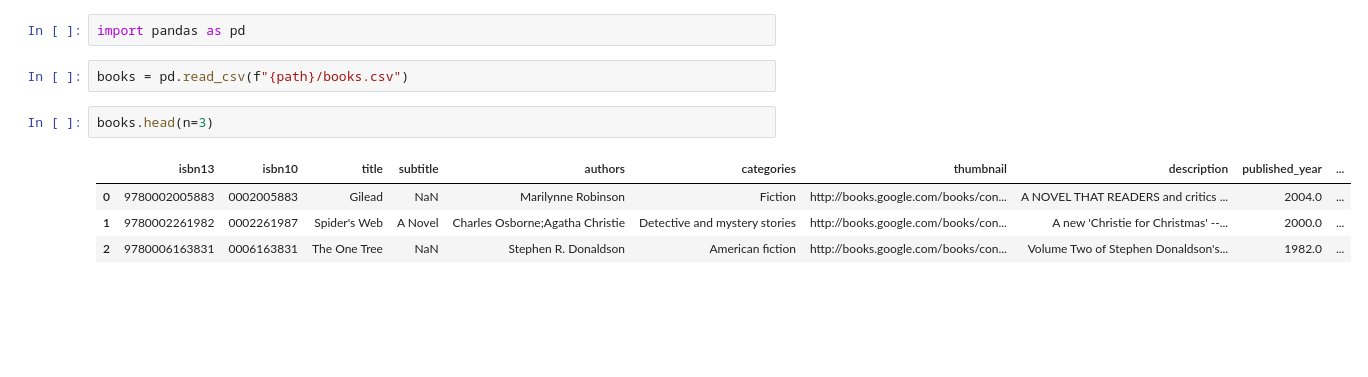
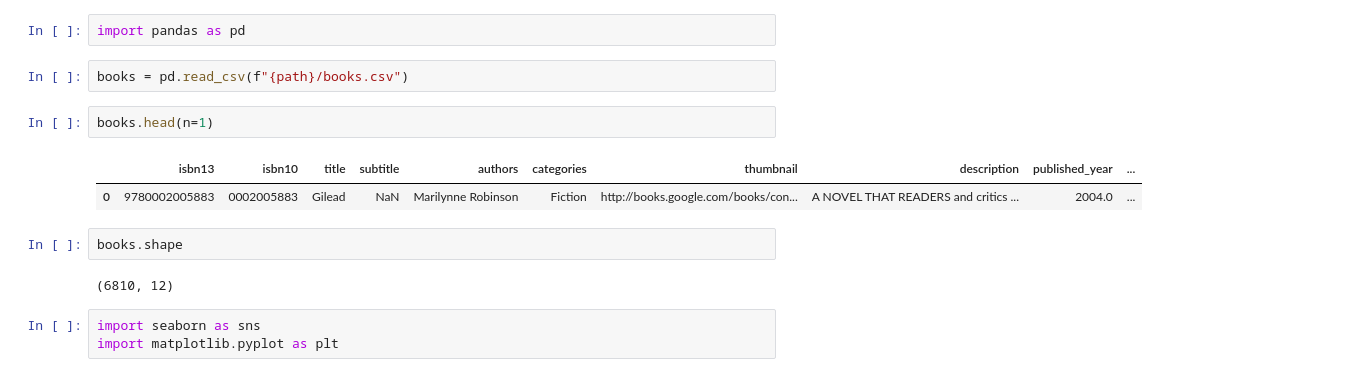
Before and after one commit to Madhusanka-slc/book-recommender, a Jupyter notebook: data-exploration.ipynb, the cells around one changed output. Cells and saved outputs as stored; diff of their text form; blank space fills up the shorter version.

```diff
--- a/data-exploration.ipynb
+++ b/data-exploration.ipynb
@@ -14,9 +14,14 @@ import pandas as pd
 # %%
 books = pd.read_csv(f"{path}/books.csv")
 # %%
-books.head(n=3)
+books.head(n=1)
 # %% [output]
 |  | isbn13 | isbn10 | title | subtitle | authors | categories | thumbnail | description | published_year | ... |
 | 0 | 9780002005883 | 0002005883 | Gilead | NaN | Marilynne Robinson | Fiction | http://books.google.com/books/con... | A NOVEL THAT READERS and critics ... | 2004.0 | ... |
-| 1 | 9780002261982 | 0002261987 | Spider's Web | A Novel | Charles Osborne;Agatha Christie | Detective and mystery stories | http://books.google.com/books/con... | A new 'Christie for Christmas' --... | 2000.0 | ... |
-| 2 | 9780006163831 | 0006163831 | The One Tree | NaN | Stephen R. Donaldson | American fiction | http://books.google.com/books/con... | Volume Two of Stephen Donaldson's... | 1982.0 | ... |
+# %%
+books.shape
+# %% [output]
+(6810, 12)
+# %%
+import seaborn as sns
+import matplotlib.pyplot as plt
```
Also changed, not shown: parts of 22 cells of this notebook, 1 other file.
